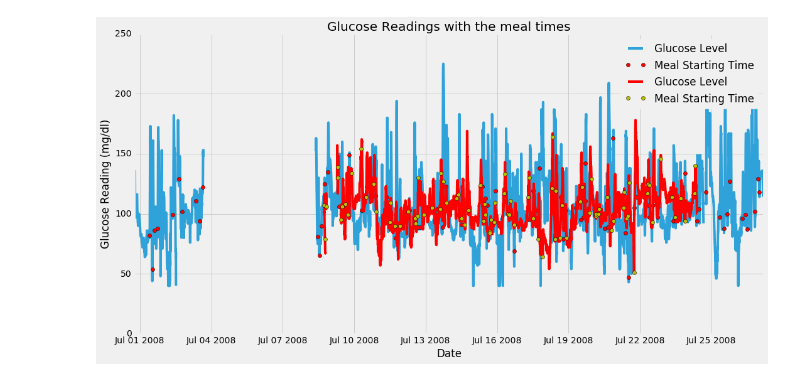
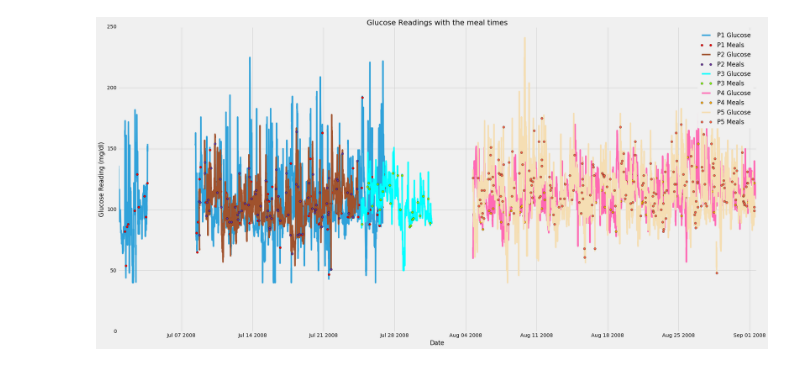
Before and after one commit to SalChem/Diabetic-Project, a Jupyter notebook: Smoothing and Filtering All Patients.ipynb, the cells around one changed output. Saved outputs shown, nothing was run; the diff lists cells and outputs as text; code cells hidden in the pictures.

```diff
--- a/Smoothing and Filtering All Patients.ipynb
+++ b/Smoothing and Filtering All Patients.ipynb
@@ -33,8 +33,23 @@ fields = ["Date", "mg/dL", "CHO (g)"]
 df_P2 = pd.read_csv(_GULCOSE_DATA_PATH, parse_dates=['Date'], usecols = fields) #read and prase Date col as dataTimes object
 df_P2 = df_P2.sort(['Date'])
 
+_GULCOSE_DATA_PATH = os.path.join(_DATA_DIR, 'P3.csv')
+fields = ["Date", "mg/dL", "CHO (g)"]
+df_P3 = pd.read_csv(_GULCOSE_DATA_PATH, parse_dates=['Date'], usecols = fields) #read and prase Date col as dataTimes object
+df_P3 = df_P3.sort(['Date'])
+
+_GULCOSE_DATA_PATH = os.path.join(_DATA_DIR, 'P4.csv')
+fields = ["Date", "mg/dL", "CHO (g)"]
+df_P4 = pd.read_csv(_GULCOSE_DATA_PATH, parse_dates=['Date'], usecols = fields) #read and prase Date col as dataTimes object
+df_P4 = df_P4.sort(['Date'])
+
+_GULCOSE_DATA_PATH = os.path.join(_DATA_DIR, 'P5.csv')
+fields = ["Date", "mg/dL", "CHO (g)"]
+df_P5 = pd.read_csv(_GULCOSE_DATA_PATH, parse_dates=['Date'], usecols = fields) #read and prase Date col as dataTimes object
+df_P5 = df_P5.sort(['Date'])
+
 ## Matplotlib Variables
-_FIG_SIZE = (16, 8)
+_FIG_SIZE = (28, 14)
 _FIG_FORMAT = 'png'
 _FIG_DPI = 200
 
@@ -50,22 +65,41 @@ def print_full(x):
 
 df_P1_wonan_mg = df_P1.dropna(subset=['mg/dL'])
 df_P2_wonan_mg = df_P2.dropna(subset=['mg/dL'])
+df_P3_wonan_mg = df_P3.dropna(subset=['mg/dL'])
+df_P4_wonan_mg = df_P4.dropna(subset=['mg/dL'])
+df_P5_wonan_mg = df_P5.dropna(subset=['mg/dL'])
 ###################
 df_P12= pd.DataFrame(df_P1).convert_objects(convert_numeric=True)
 df_P22= pd.DataFrame(df_P2).convert_objects(convert_numeric=True)
+df_P32= pd.DataFrame(df_P3).convert_objects(convert_numeric=True)
+df_P42= pd.DataFrame(df_P4).convert_objects(convert_numeric=True)
+df_P52= pd.DataFrame(df_P5).convert_objects(convert_numeric=True)
 
 df_P12 = df_P12.dropna(subset=['CHO (g)'])
 df_P22 = df_P22.dropna(subset=['CHO (g)'])
+df_P32 = df_P32.dropna(subset=['CHO (g)'])
+df_P42 = df_P42.dropna(subset=['CHO (g)'])
+df_P52 = df_P52.dropna(subset=['CHO (g)'])
 
 df_P12_wonan_mg = df_P12.dropna(subset=['mg/dL'])
 df_P22_wonan_mg = df_P22.dropna(subset=['mg/dL'])
+df_P32_wonan_mg = df_P32.dropna(subset=['mg/dL'])
+df_P42_wonan_mg = df_P42.dropna(subset=['mg/dL'])
+df_P52_wonan_mg = df_P52.dropna(subset=['mg/dL'])
+
 ########################
 #resetting dataframe index
 df_P13 = df_P12_wonan_mg.reset_index(drop=True)
 df_P23 = df_P22_wonan_mg.reset_index(drop=True)
+df_P33 = df_P32_wonan_mg.reset_index(drop=True)
+df_P43 = df_P42_wonan_mg.reset_index(drop=True)
+df_P53 = df_P52_wonan_mg.reset_index(drop=True)
 
 df_P14 = pd.DataFrame(df_P13)
 df_P24 = pd.DataFrame(df_P23)
+df_P34 = pd.DataFrame(df_P33)
+df_P44 = pd.DataFrame(df_P43)
+df_P54 = pd.DataFrame(df_P53)
 
 row = 0
 for i, x in enumerate(df_P13['CHO (g)']):
@@ -91,16 +125,63 @@ for i, x in enumerate(df_P23['CHO (g)']):
                 df_P24.drop(df_P24.index[row], axis=0, inplace=True)
                 row = row - 1
 
+row = 0
+for i, x in enumerate(df_P33['CHO (g)']):
+        if i > 0:
+            row = row + 1
+            #if content of current element is same as previous, then delete row
+            #resetting dataframe index
+            if x == df_P33['CHO (g)'][i-1]:
+                #print '\nRemove redudant readings rows', i, x
+                #drop ith row
+                df_P34.drop(df_P34.index[row], axis=0, inplace=True)
+                row = row - 1
+
+row = 0
+for i, x in enumerate(df_P43['CHO (g)']):
+        if i > 0:
+            row = row + 1
+            #if content of current element is same as previous, then delete row
+            #resetting dataframe index
+            if x == df_P43['CHO (g)'][i-1]:
+                #print '\nRemove redudant readings rows', i, x
+                #drop ith row
+                df_P44.drop(df_P44.index[row], axis=0, inplace=True)
+                row = row - 1
+
+row = 0
+for i, x in enumerate(df_P53['CHO (g)']):
+        if i > 0:
+            row = row + 1
+            #if content of current element is same as previous, then delete row
+            #resetting dataframe index
+            if x == df_P53['CHO (g)'][i-1]:
+                #print '\nRemove redudant readings rows', i, x
+                #drop ith row
+                df_P54.drop(df_P54.index[row], axis=0, inplace=True)
+                row = row - 1
 
 df_P14 = df_P14.reset_index(drop=True)
 df_P24 = df_P24.reset_index(drop=True)
+df_P34 = df_P34.reset_index(drop=True)
+df_P44 = df_P44.reset_index(drop=True)
+df_P54 = df_P54.reset_index(drop=True)
 
 plt.figure(figsize=_FIG_SIZE)
 plt.plot_date(df_P1.Date, df_P1['mg/dL'], '-', label="P1 Glucose");
 plt.plot_date(df_P14.Date, df_P14['mg/dL'], 'ro', label="P1 Meals")
 
-plt.plot_date(df_P2.Date, df_P2['mg/dL'], '-', color='r', label="P2 Glucose");
-plt.plot_date(df_P24.Date, df_P24['mg/dL'], 'ro', color='y', label="P2 Meals")
+plt.plot_date(df_P2.Date, df_P2['mg/dL'], '-', color='#A0522D', label="P2 Glucose");
+plt.plot_date(df_P24.Date, df_P24['mg/dL'], 'ro', color='#663399', label="P2 Meals")
+
+plt.plot_date(df_P3.Date, df_P3['mg/dL'], '-', color='#00FFFF', label="P3 Glucose");
+plt.plot_date(df_P34.Date, df_P34['mg/dL'], 'ro', color='#7FFF00', label="P3 Meals")
+
+plt.plot_date(df_P4.Date, df_P4['mg/dL'], '-', color='#FF69B4', label="P4 Glucose");
+plt.plot_date(df_P44.Date, df_P44['mg/dL'], 'ro', color='#FFA500', label="P4 Meals")
+
+plt.plot_date(df_P5.Date, df_P5['mg/dL'], '-', color='#F5DEB3', label="P5 Glucose");
+plt.plot_date(df_P54.Date, df_P54['mg/dL'], 'ro', color='#FF6347', label="P5 Meals")
 
 plt.xlabel('Date')
 plt.ylabel('Glucose Reading (mg/dl)')
@@ -116,7 +197,7 @@ Salim Chemlal Fri Oct 07 2016 00:44:36
 
 CPython 2.7.11
 IPython 4.1.2
-[figure, old version]
+[figure, new version]
 # %%
 #This cell is for the interactive plotting using bokeh
 from bokeh.plotting import figure, output_file, show
```
Also changed, not shown: parts of 2 cells of this notebook, 6 other files.
